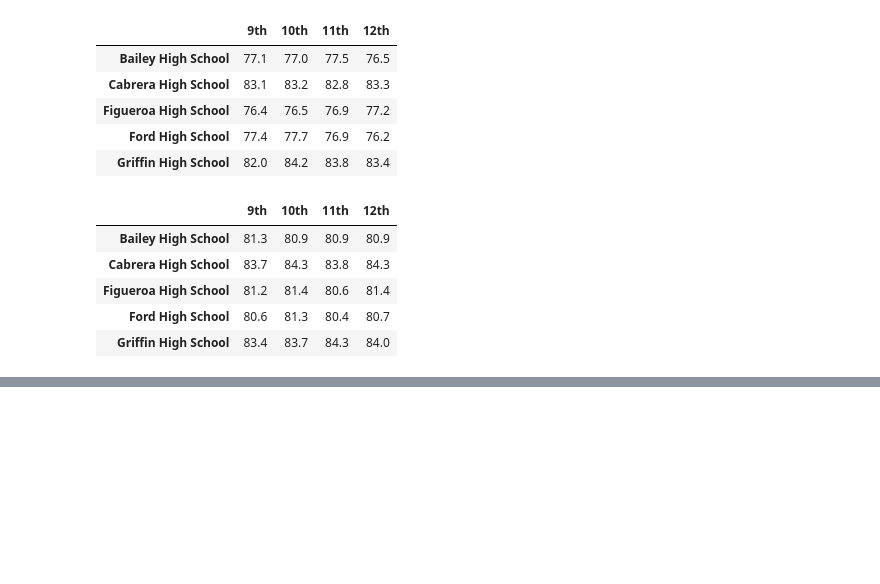
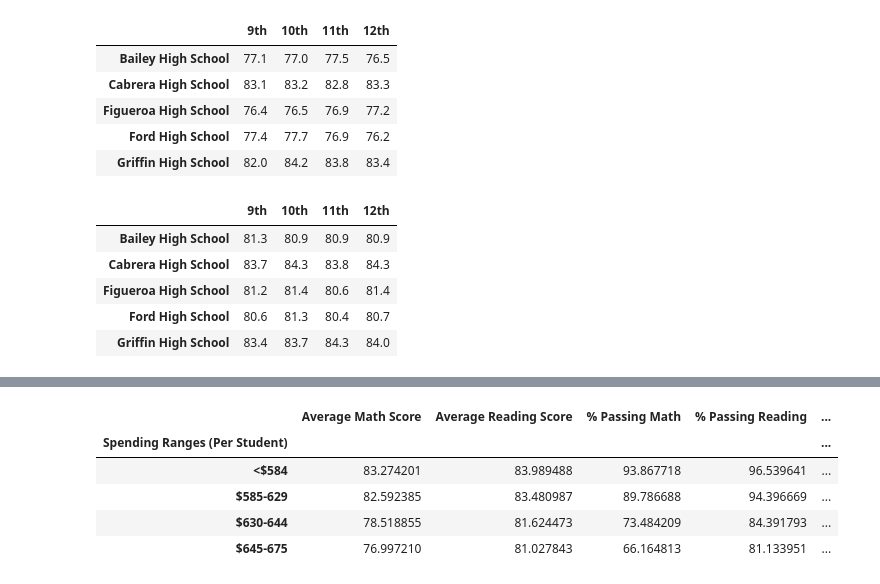
Before and after one commit to fmohiudd/School_District_Analysis, a Jupyter notebook: PyCitySchools.ipynb, the cells around one changed output, grey strips where cells are left out. Drawn from its saved outputs; the diff is of its cells as text; code cells hidden in the pictures; blank space fills up the shorter version.

Commit message:
Added scores by school spending

```diff
--- a/PyCitySchools.ipynb
+++ b/PyCitySchools.ipynb
@@ -918,0 +992,11 @@ reading_scores_by_grade.head()
+# %%
+# ???? Establish the spending bins and group names.
+spending_bins = [0, 580, 630, 645, 675]
+group_names = ["<$584", "$585-629", "$630-644", "$645-675"]
+# %%
+# Categorize spending based on the bins. (Use cut() function onthe per_school_capita Series)
+# Add the bin data to a new column in the per_school_summary_df DataFrame
+
+# Categorize spending pbased on the bins.
+per_school_summary_df["Spending Ranges (Per Student)"] = pd.cut(per_school_capita, spending_bins, labels=group_names)
+per_school_summary_df.head()
@@ -918,0 +1010,28 @@ reading_scores_by_grade.head()
+# %%
+# Calculate averages for the desired columns.
+spending_math_scores = per_school_summary_df.groupby(["Spending Ranges (Per Student)"]).mean()["Average Math Score"]
+
+spending_reading_scores = per_school_summary_df.groupby(["Spending Ranges (Per Student)"]).mean()["Average Reading Score"]
+
+spending_passing_math = per_school_summary_df.groupby(["Spending Ranges (Per Student)"]).mean()["% Passing Math"]
+
+spending_passing_reading = per_school_summary_df.groupby(["Spending Ranges (Per Student)"]).mean()["% Passing Reading"]
+
+overall_passing_spending = per_school_summary_df.groupby(["Spending Ranges (Per Student)"]).mean()["% Overall Passing"]
+
+# Assemble into DataFrame.
+spedning_summary_df = pd.DataFrame({
+    "Average Math Score": spending_math_scores,
+    "Average Reading Score": spending_reading_scores,
+    "% Passing Math": spending_passing_math,
+    "% Passing Reading": spending_passing_reading,
+    "% Overall Passing": overall_passing_spending})
+
+spedning_summary_df
+# %% [output]
+|  | Average Math Score | Average Reading Score | % Passing Math | % Passing Reading | ... |
+| Spending Ranges (Per Student) |  |  |  |  | ... |
+| <$584 | 83.274201 | 83.989488 | 93.867718 | 96.539641 | ... |
+| $585-629 | 82.592385 | 83.480987 | 89.786688 | 94.396669 | ... |
+| $630-644 | 78.518855 | 81.624473 | 73.484209 | 84.391793 | ... |
+| $645-675 | 76.997210 | 81.027843 | 66.164813 | 81.133951 | ... |
```
Also changed, not shown: parts of 7 cells of this notebook.
